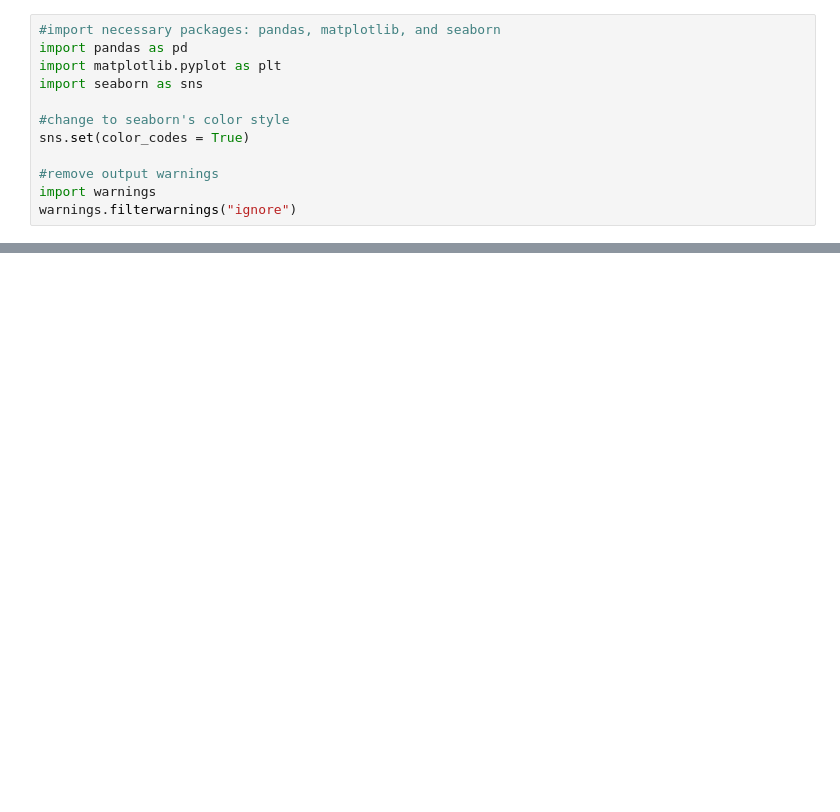
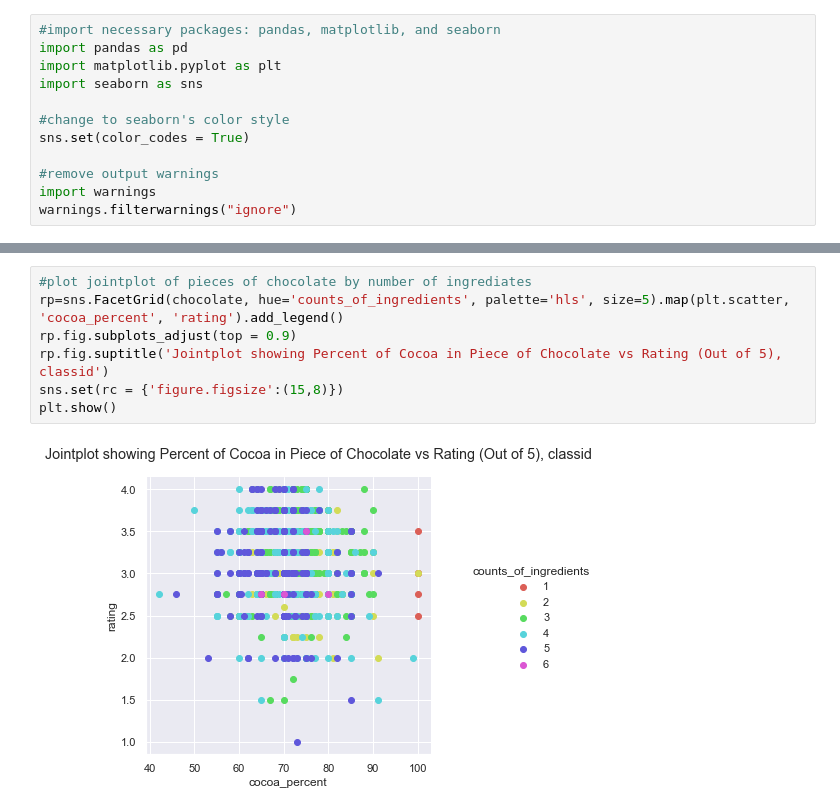
Before and after one commit to lwpondscum/CIS9660_Lab_1, a Jupyter notebook: CIS9660_Lab_1.ipynb, the cells around one changed output, grey strips where cells are left out. Cells and saved outputs as stored; diff of their text form; blank space fills up the shorter version.

```diff
--- a/CIS9660_Lab_1.ipynb
+++ b/CIS9660_Lab_1.ipynb
@@ -25,0 +33,9 @@ plt.show()
+# %%
+#plot jointplot of pieces of chocolate by number of ingrediates
+rp=sns.FacetGrid(chocolate, hue='counts_of_ingredients', palette='hls', size=5).map(plt.scatter, 'cocoa_percent', 'rating').add_legend()
+rp.fig.subplots_adjust(top = 0.9)
+rp.fig.suptitle('Jointplot showing Percent of Cocoa in Piece of Chocolate vs Rating (Out of 5), classid')
+sns.set(rc = {'figure.figsize':(15,8)})
+plt.show()
+# %% [output]
+[figure, added]
```
Also changed, not shown: parts of 10 cells of this notebook.
